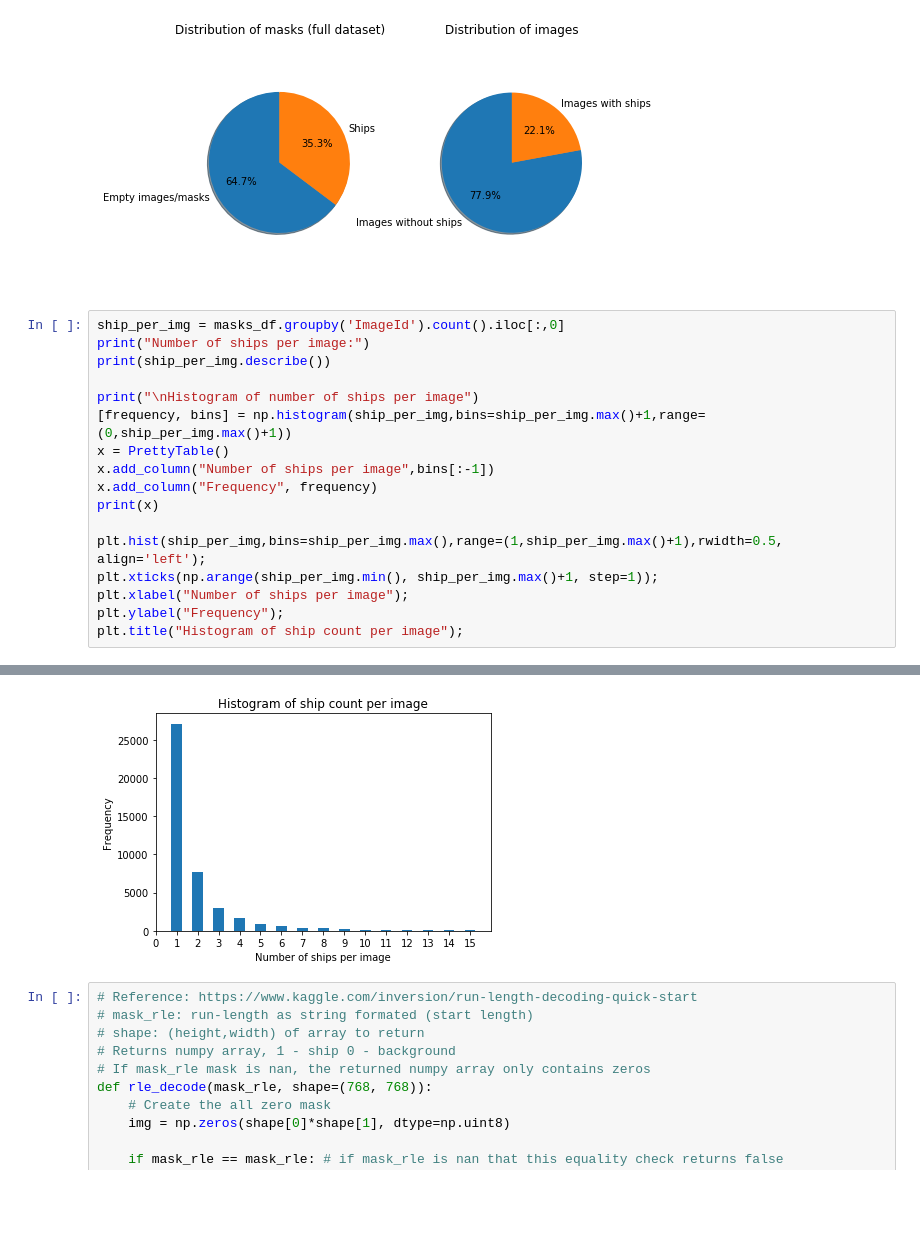
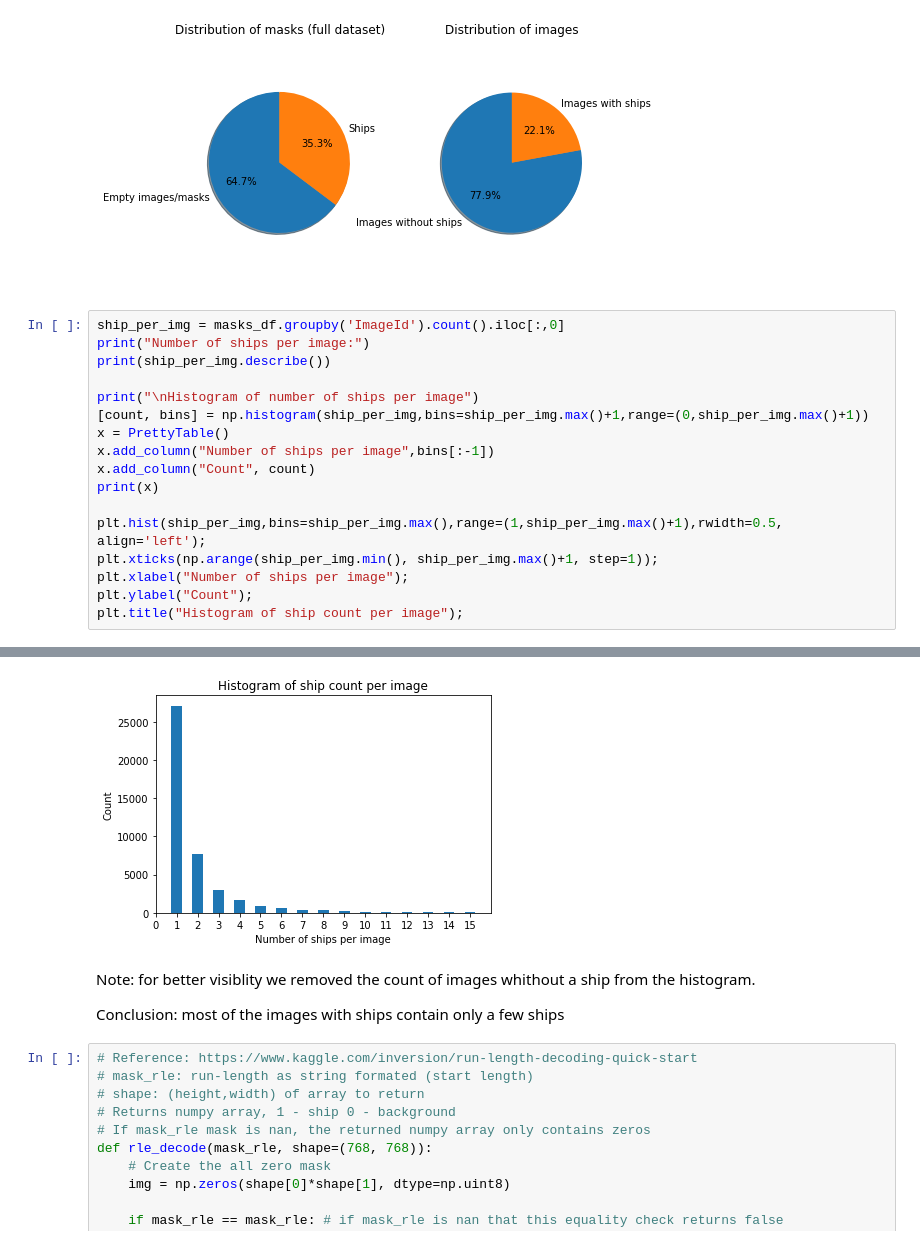
Before and after one commit to kaland313/vitmav45-ShipSeakers, a Jupyter notebook: NagyHFDataPrep.ipynb, the cells around one changed output, grey strips where cells are left out. Drawn from its saved outputs; the diff is of its cells as text; blank space fills up the shorter version.

```diff
--- a/NagyHFDataPrep.ipynb
+++ b/NagyHFDataPrep.ipynb
@@ -88,16 +104,16 @@ print("Number of ships per image:")
 print(ship_per_img.describe())
 
 print("\nHistogram of number of ships per image")
-[frequency, bins] = np.histogram(ship_per_img,bins=ship_per_img.max()+1,range=(0,ship_per_img.max()+1))
+[count, bins] = np.histogram(ship_per_img,bins=ship_per_img.max()+1,range=(0,ship_per_img.max()+1))
 x = PrettyTable()
 x.add_column("Number of ships per image",bins[:-1])
-x.add_column("Frequency", frequency)
+x.add_column("Count", count)
 print(x)
 
 plt.hist(ship_per_img,bins=ship_per_img.max(),range=(1,ship_per_img.max()+1),rwidth=0.5, align='left');
 plt.xticks(np.arange(ship_per_img.min(), ship_per_img.max()+1, step=1));
 plt.xlabel("Number of ships per image");
-plt.ylabel("Frequency");
+plt.ylabel("Count");
 plt.title("Histogram of ship count per image");
 # %% [output]
 Number of ships per image:
@@ -120,4 +136,8 @@ Histogram of number of ships per image
-[figure, old version]
+[figure, new version]
+# %% [markdown]
+Note: for better visiblity we removed the count of images whithout a ship from the histogram.
+
+Conclusion: most of the images with ships contain only a few ships
 # %%
 # Reference: https://www.kaggle.com/inversion/run-length-decoding-quick-start
 # mask_rle: run-length as string formated (start length)
```
Also changed, not shown: parts of 8 cells of this notebook.
